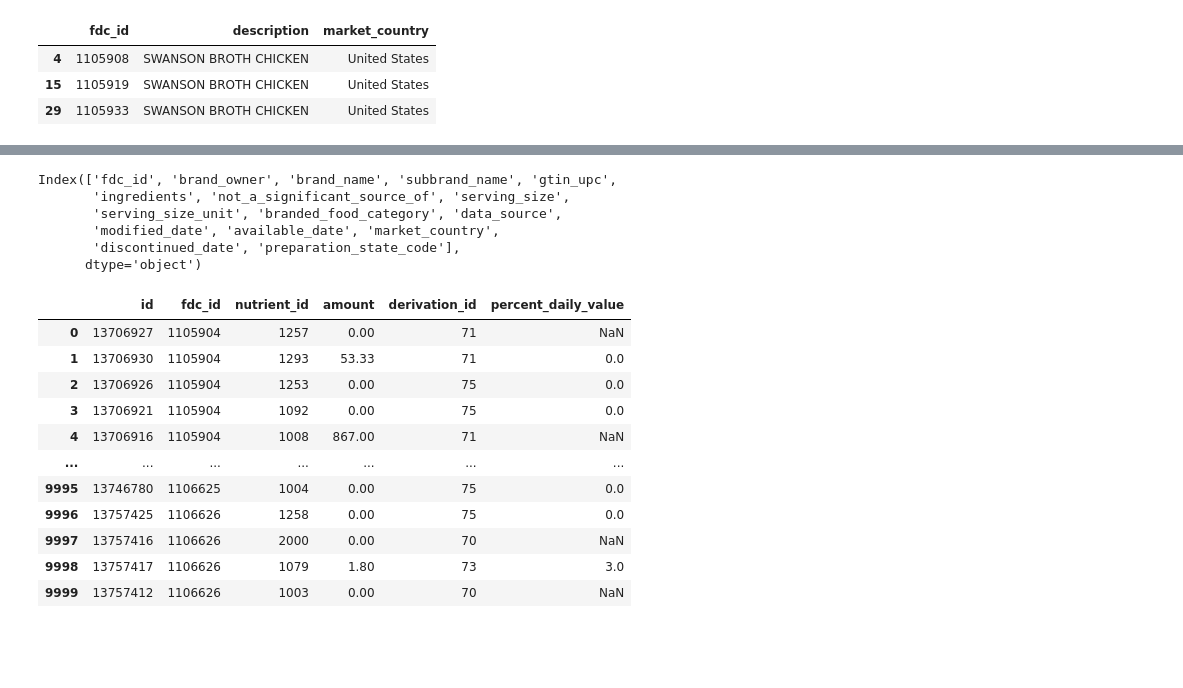
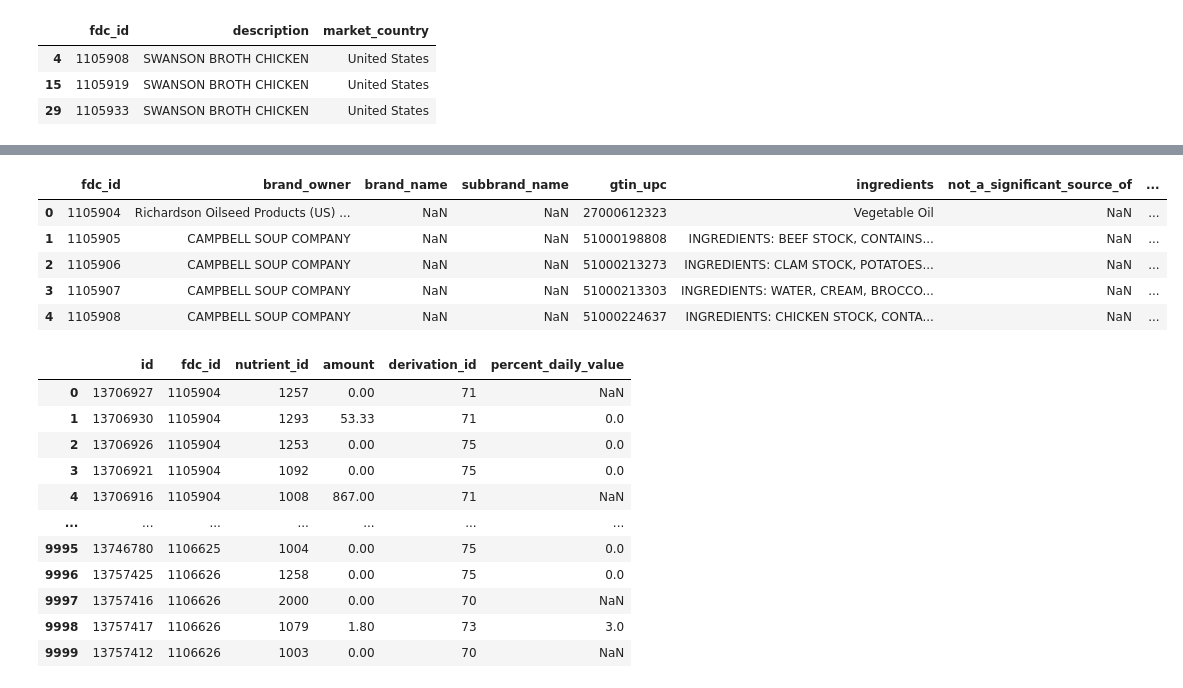
Before and after one commit to Federicosz/Is_this_good, a Jupyter notebook: code1.ipynb, the cells around one changed output, grey strips where cells are left out. Cells and saved outputs as stored; diff of their text form; code cells hidden in the pictures; blank space fills up the shorter version.

```diff
--- a/code1.ipynb
+++ b/code1.ipynb
@@ -179,7 +295,7 @@ nutrient.to_sql('nutrient', con=engine, index=False, if_exists='replace')
 # %% [markdown]
 # connection
 # %%
-branded_1=pd.read_csv('../Is_this_good/branded_food.csv',nrows=10000,usecols=lambda col: col not in ['trade_channel','household_serving_fulltext','short_description','package_weight'])
+branded_1=pd.read_csv('../Is_this_good/branded_food.csv')
 food_1=pd.read_csv('../Is_this_good/food.csv',nrows=10000,usecols=lambda col: col not in ['trade_channel','publication_date','microbe_data','food_category_id','data_type'])
 food_attribute_1=pd.read_csv('../Is_this_good/food_attribute.csv',nrows=100)
 food_attribute_type_1=pd.read_csv('../Is_this_good/food_attribute_type.csv')
@@ -202,12 +323,12 @@ branded_1.to_sql('test',con=engine)
 # %%
-branded_1.columns
+branded_1.head()
 # %% [output]
-Index(['fdc_id', 'brand_owner', 'brand_name', 'subbrand_name', 'gtin_upc',
-       'ingredients', 'not_a_significant_source_of', 'serving_size',
-       'serving_size_unit', 'branded_food_category', 'data_source',
-       'modified_date', 'available_date', 'market_country',
-       'discontinued_date', 'preparation_state_code'],
-      dtype='object')
+|  | fdc_id | brand_owner | brand_name | subbrand_name | gtin_upc | ingredients | not_a_significant_source_of | ... |
+| 0 | 1105904 | Richardson Oilseed Products (US) ... | NaN | NaN | 27000612323 | Vegetable Oil | NaN | ... |
+| 1 | 1105905 | CAMPBELL SOUP COMPANY | NaN | NaN | 51000198808 | INGREDIENTS: BEEF STOCK, CONTAINS... | NaN | ... |
+| 2 | 1105906 | CAMPBELL SOUP COMPANY | NaN | NaN | 51000213273 | INGREDIENTS: CLAM STOCK, POTATOES... | NaN | ... |
+| 3 | 1105907 | CAMPBELL SOUP COMPANY | NaN | NaN | 51000213303 | INGREDIENTS: WATER, CREAM, BROCCO... | NaN | ... |
+| 4 | 1105908 | CAMPBELL SOUP COMPANY | NaN | NaN | 51000224637 | INGREDIENTS: CHICKEN STOCK, CONTA... | NaN | ... |
 # %%
 food_nutrient_1
 # %% [output]
```
Also changed, not shown: parts of 24 cells of this notebook, 1 other file.
